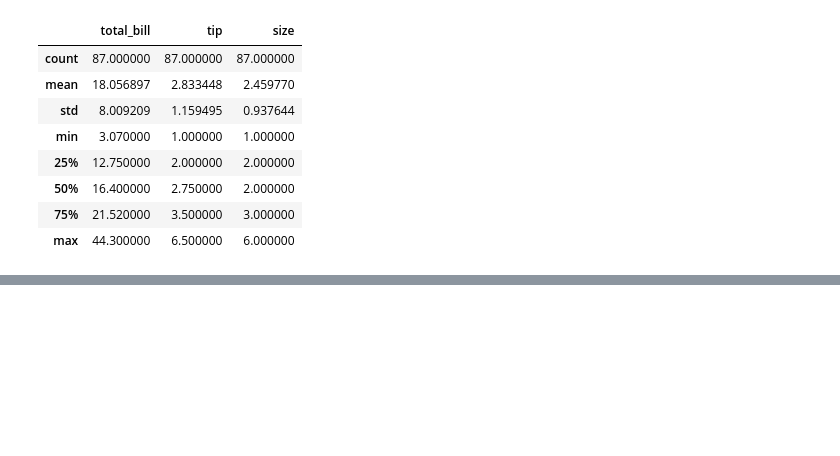
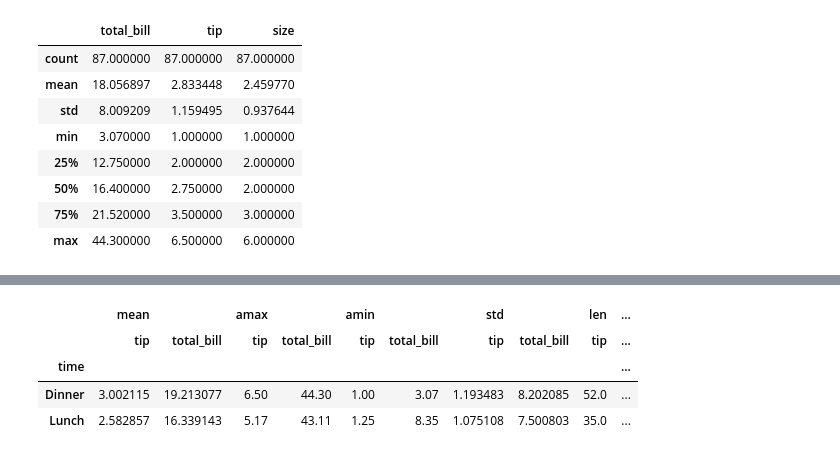
Before and after one commit to Crkonova76/Fundamentals-of-Data-Analysis_Assessment-2019, a Jupyter notebook: Tips_dataset.ipynb, the cells around one changed output, grey strips where cells are left out. Drawn from its saved outputs; the diff is of its cells as text; code cells hidden in the pictures; blank space fills up the shorter version.

```diff
--- a/Tips_dataset.ipynb
+++ b/Tips_dataset.ipynb
@@ -500,0 +552,8 @@ female=df[df.loc[:,"sex"]=="Female"]
+# %%
+pd.pivot_table(Female,index=["time"],values=["tip","total_bill"],aggfunc=[np.mean, np.max, np.min, np.std, len])
+# %% [output]
+|  | mean |  | amax |  | amin |  | std |  | len | ... |
+|  | tip | total_bill | tip | total_bill | tip | total_bill | tip | total_bill | tip | ... |
+| time |  |  |  |  |  |  |  |  |  | ... |
+| Dinner | 3.002115 | 19.213077 | 6.50 | 44.30 | 1.00 | 3.07 | 1.193483 | 8.202085 | 52.0 | ... |
+| Lunch | 2.582857 | 16.339143 | 5.17 | 43.11 | 1.25 | 8.35 | 1.075108 | 7.500803 | 35.0 | ... |
```
Also changed, not shown: parts of 35 cells of this notebook, 1 other file.
